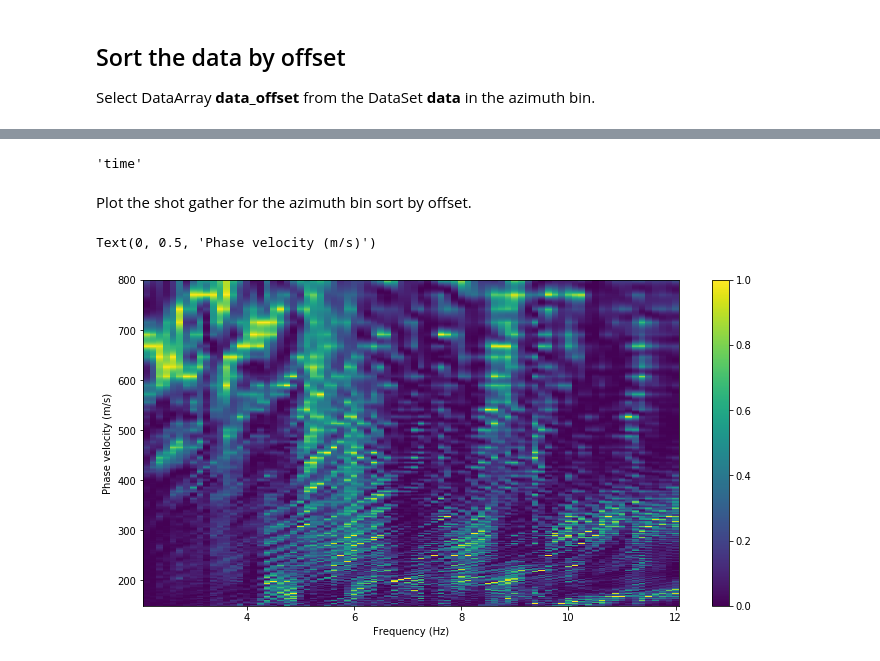
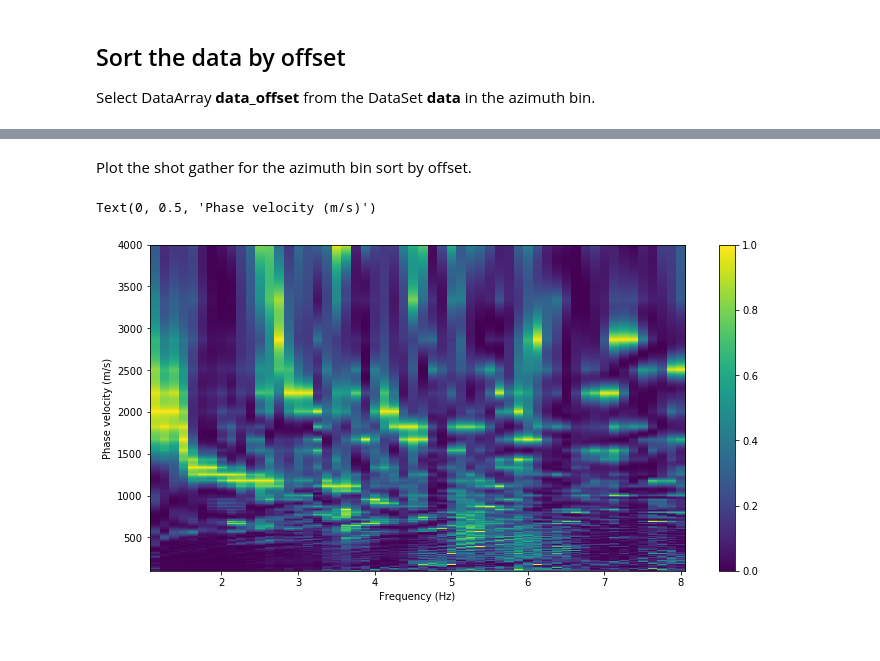
Before and after one commit to Ivanjav/SW_Inversion_3D_Data, a Jupyter notebook: Preproceso.ipynb, the cells around one changed output, grey strips where cells are left out. Cells and saved outputs as stored; diff of their text form; code cells hidden in the pictures.

```diff
--- a/Preproceso.ipynb
+++ b/Preproceso.ipynb
@@ -182,26 +172,19 @@ data_offset.plot.imshow('offset','time',cmap='gray', vmin=-1000, vmax=1000, orig
-# %%
-data_offset.dims[1]
-# %% [output]
-'time'
 # %% [markdown]
 Plot the shot gather for the azimuth bin sort by offset.
 # %%
 import masw_functions as mf
-#data_offset = data_offset.where((data_offset.offset <= 1500 ), drop=True)
-#data_offset=data_offset.transpose
-vmin=150.0
-vmax=801.0
-fmin=2.0
-fmax=12.0
+vmin=100.0
+vmax=4001.0
+fmin=1.0
+fmax=8.0
 pstep=5e-5
 Nf=4001
 v=np.arange(vmin,vmax)
 D=mf.DispersionSpectrum(data_offset,v,fmin,fmax,Nf,pstep)
 plt.rcParams['figure.figsize'] = [12, 6]
 D.plot.imshow(D.dims[1],D.dims[0],cmap='viridis', origin='lower')
 plt.xlabel("Frequency (Hz)")
 plt.ylabel("Phase velocity (m/s)")
-#D
 # %% [output]
 Text(0, 0.5, 'Phase velocity (m/s)')
-[figure, old version]
+[figure, new version]
```
Also changed, not shown: parts of 8 cells of this notebook, 3 other files.
